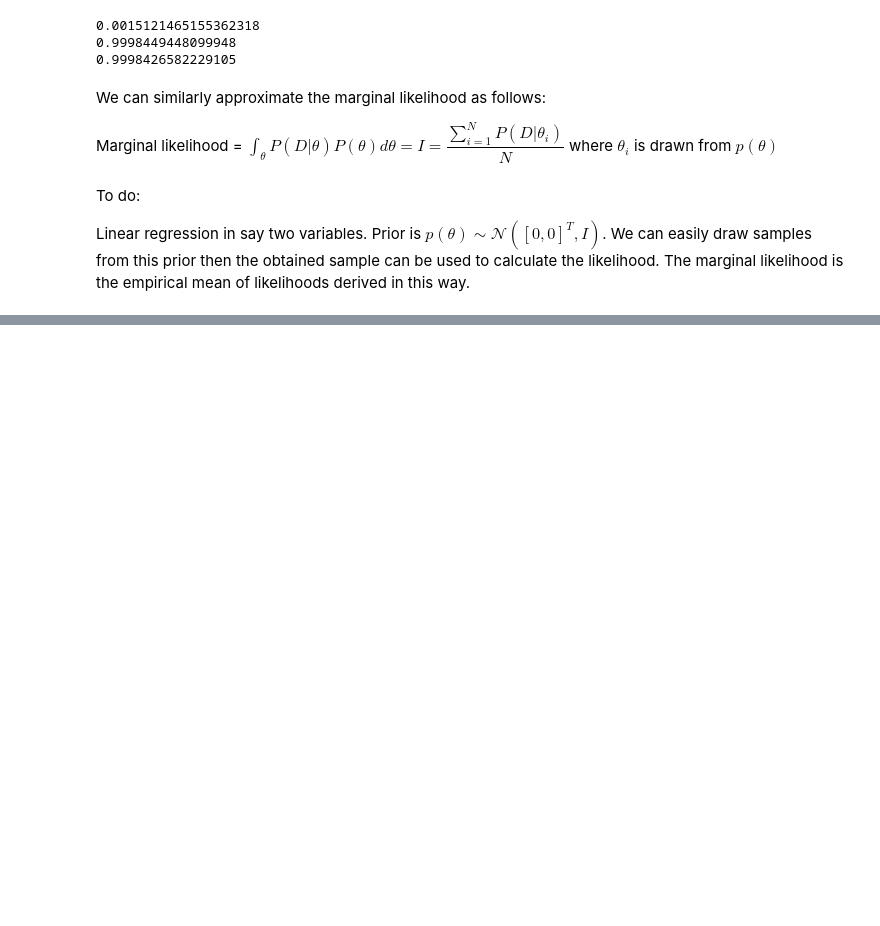
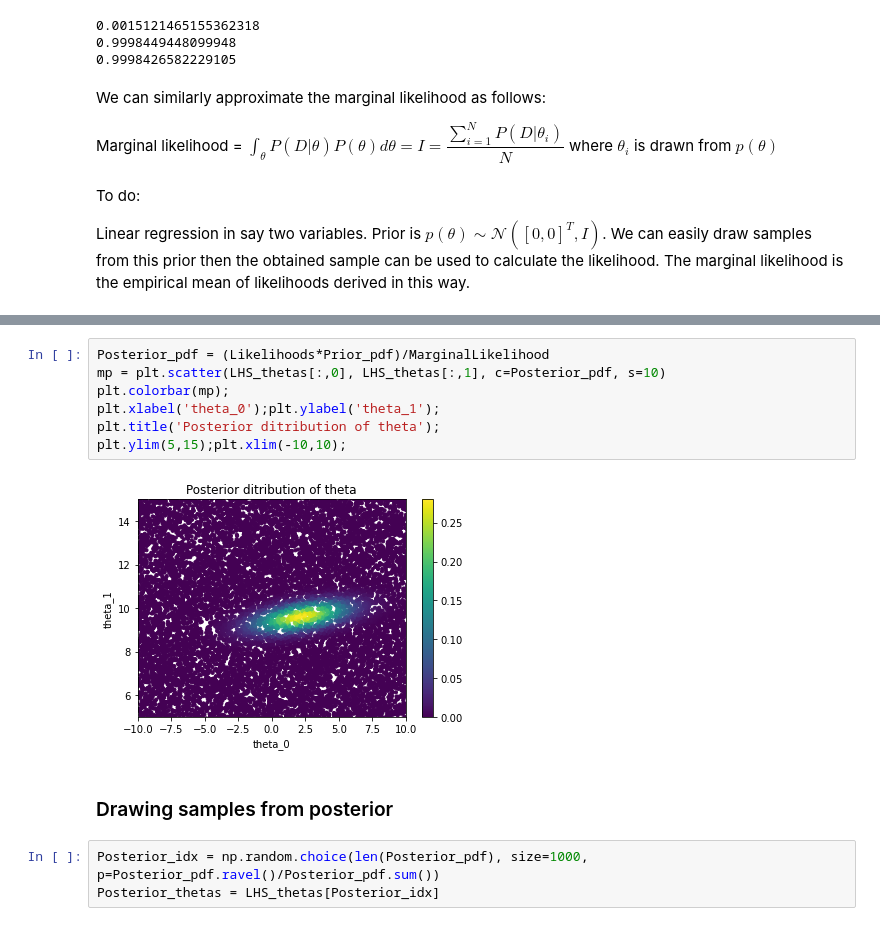
Before and after one commit to explain-ml/explain-ml-deprecated, a Jupyter notebook: notebooks/2021-March-27-Marginal-Likelihood-2.ipynb, the cells around one changed output, grey strips where cells are left out. Drawn from its saved outputs; the diff is of its cells as text; blank space fills up the shorter version.

```diff
--- a/notebooks/2021-March-27-Marginal-Likelihood-2.ipynb
+++ b/notebooks/2021-March-27-Marginal-Likelihood-2.ipynb
@@ -63,0 +116,14 @@ Linear regression in say two variables. Prior is $p(\theta)\sim \mathcal{N}([0,
+# %%
+Posterior_pdf = (Likelihoods*Prior_pdf)/MarginalLikelihood
+mp = plt.scatter(LHS_thetas[:,0], LHS_thetas[:,1], c=Posterior_pdf, s=10)
+plt.colorbar(mp);
+plt.xlabel('theta_0');plt.ylabel('theta_1');
+plt.title('Posterior ditribution of theta');
+plt.ylim(5,15);plt.xlim(-10,10);
+# %% [output]
+[figure, added]
+# %% [markdown]
+### Drawing samples from posterior
+# %%
+Posterior_idx = np.random.choice(len(Posterior_pdf), size=1000, p=Posterior_pdf.ravel()/Posterior_pdf.sum())
+Posterior_thetas = LHS_thetas[Posterior_idx]
```
Also changed, not shown: parts of 9 cells of this notebook.
